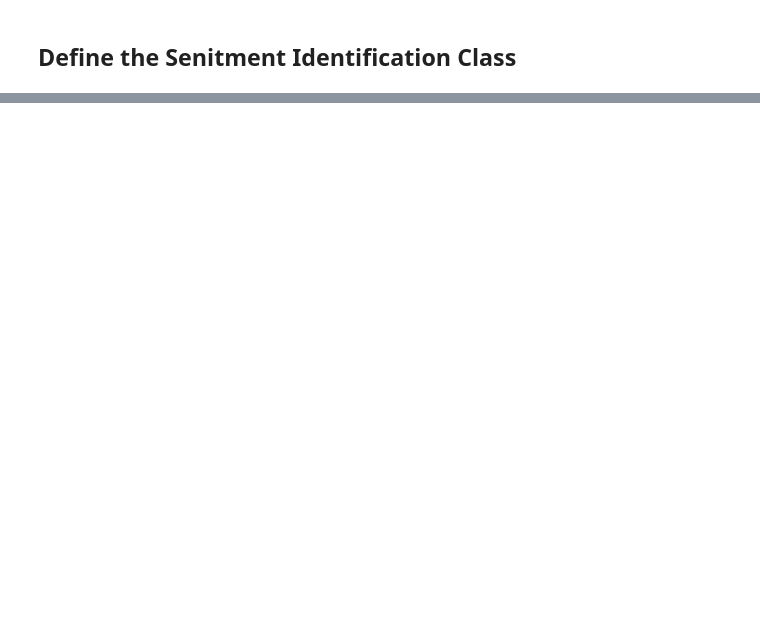
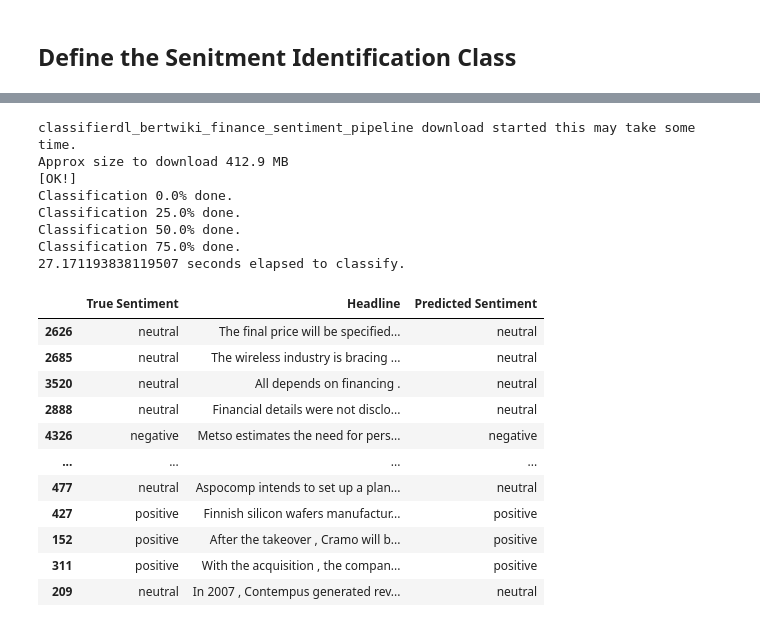
Before and after one commit to Maksym-Tymchenko/johnsnow, a Jupyter notebook: CLASS_FOR_SENTIMENT_DETECTION_USING_SNOW_LABS_PIPELINES.ipynb, the cells around one changed output, grey strips where cells are left out. Drawn from its saved outputs; the diff is of its cells as text; code cells hidden in the pictures; blank space fills up the shorter version.

Commit message:
Started working on dataframe input

```diff
--- a/CLASS_FOR_SENTIMENT_DETECTION_USING_SNOW_LABS_PIPELINES.ipynb
+++ b/CLASS_FOR_SENTIMENT_DETECTION_USING_SNOW_LABS_PIPELINES.ipynb
@@ -120,0 +333,80 @@ Approx size to download 155.3 MB
+# %%
+import io
+import time
+
+# Store data in a Pandas Dataframe
+df = pd.read_csv("./sentiment-analysis-for-financial-news/all-data.csv", encoding='latin-1')
+df.columns = ['True Sentiment', 'Headline']
+
+# shuffle the DataFrame rows
+df = df.sample(frac = 1)
+
+# Make dataset smaller for faster runtime
+num_sentences = 100
+total_num_sentences = df.shape[0]
+df.drop(df.index[num_sentences:total_num_sentences], inplace=True)
+
+
+
+# Create the identifier object
+# identifier = SentimentIdentification(MODEL_NAME = "custom_pipeline") # 90.2% accuracy on 500 sentences 89.8% on 1000 sentences
+identifier = SentimentIdentification(MODEL_NAME =  "classifierdl_bertwiki_finance_sentiment_pipeline") # Alternative pretrained pipeline 90.0% accuracy on 500 sentences
+
+
+preds = []
+target = []
+ignored_idxs = []
+sentiment_to_ignore = "" # e.g. neutral
+
+# Measure how long it takes
+start = time.time()
+
+# Collect predicted sentiment for each headline - take three minutes to run
+for idx, hl in enumerate(df['Headline']):
+
+    # Only append the sentiment if it is not the sentiment to ignore (e.g. neutral)
+    target_sentiment = df["True Sentiment"][df.index[idx]]
+
+    if target_sentiment != sentiment_to_ignore:
+      preds.append(identifier.predict(hl))
+    else:
+      ignored_idxs.append(idx)
+
+    # Print progress
+    if idx % 25 == 0:
+      print(f"Classification {100*idx/num_sentences}% done.")
+
+# Remove all ignored entries from dataset
+df.drop(df.index[ignored_idxs], inplace=True)
+
+df['Predicted Sentiment'] = preds
+
+# Measure how long it takes
+end = time.time()
+print(f"{end-start} seconds elapsed to classify.")
+
+# Modify predicted labels to match with true labels
+# df = df.replace({'Predicted Sentiment': {'pos' : 'positive', 'neg' : 'negative'}})
+
+df
+# %% [output]
+classifierdl_bertwiki_finance_sentiment_pipeline download started this may take some time.
+Approx size to download 412.9 MB
+[OK!]
+Classification 0.0% done.
+Classification 25.0% done.
+Classification 50.0% done.
+Classification 75.0% done.
+27.171193838119507 seconds elapsed to classify.
+|  | True Sentiment | Headline | Predicted Sentiment |
+| 2626 | neutral | The final price will be specified... | neutral |
+| 2685 | neutral | The wireless industry is bracing ... | neutral |
+| 3520 | neutral | All depends on financing . | neutral |
+| 2888 | neutral | Financial details were not disclo... | neutral |
+| 4326 | negative | Metso estimates the need for pers... | negative |
+| ... | ... | ... | ... |
+| 477 | neutral | Aspocomp intends to set up a plan... | neutral |
+| 427 | positive | Finnish silicon wafers manufactur... | positive |
+| 152 | positive | After the takeover , Cramo will b... | positive |
+| 311 | positive | With the acquisition , the compan... | positive |
+| 209 | neutral | In 2007 , Contempus generated rev... | neutral |
```
Also changed, not shown: parts of 20 cells of this notebook.
